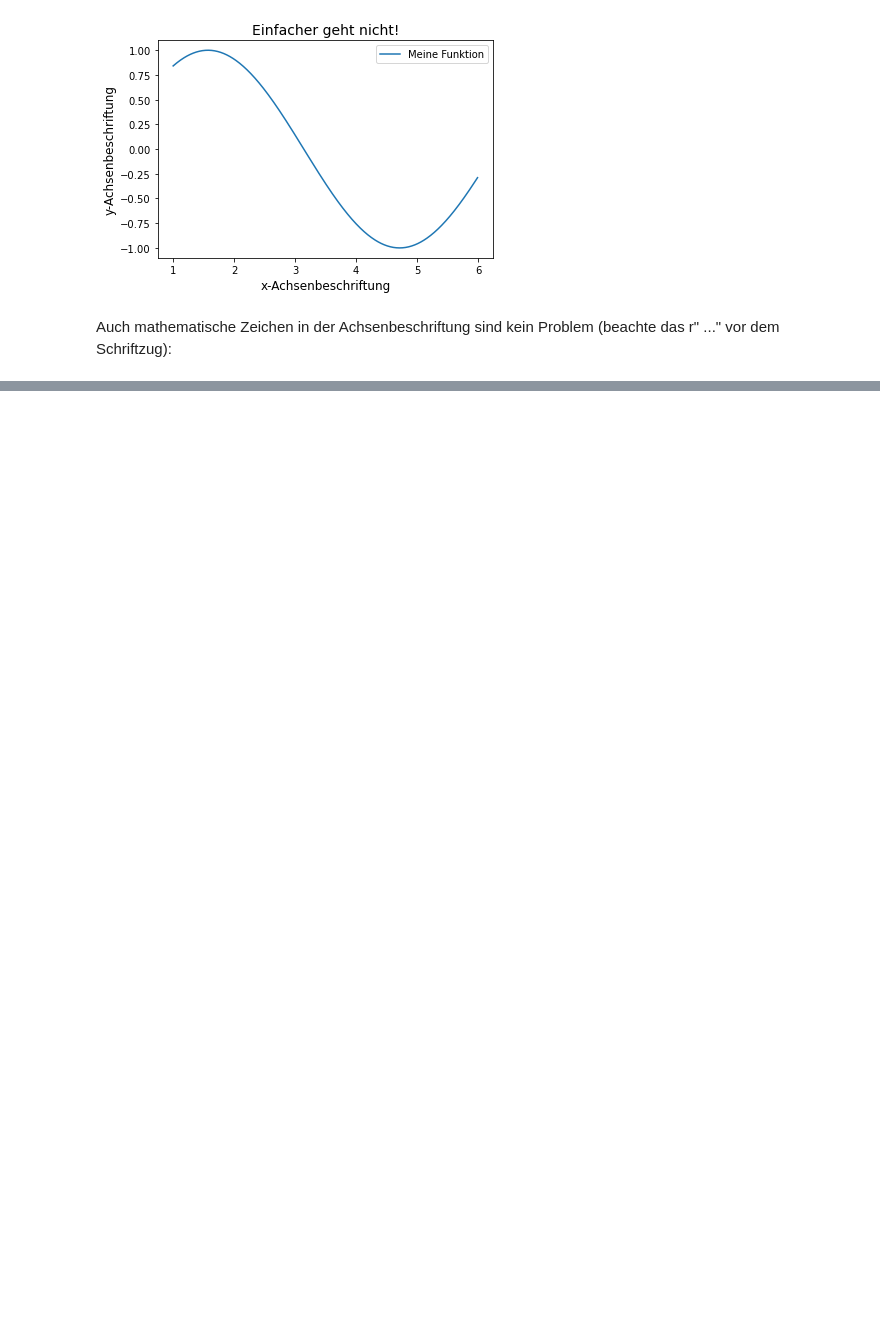
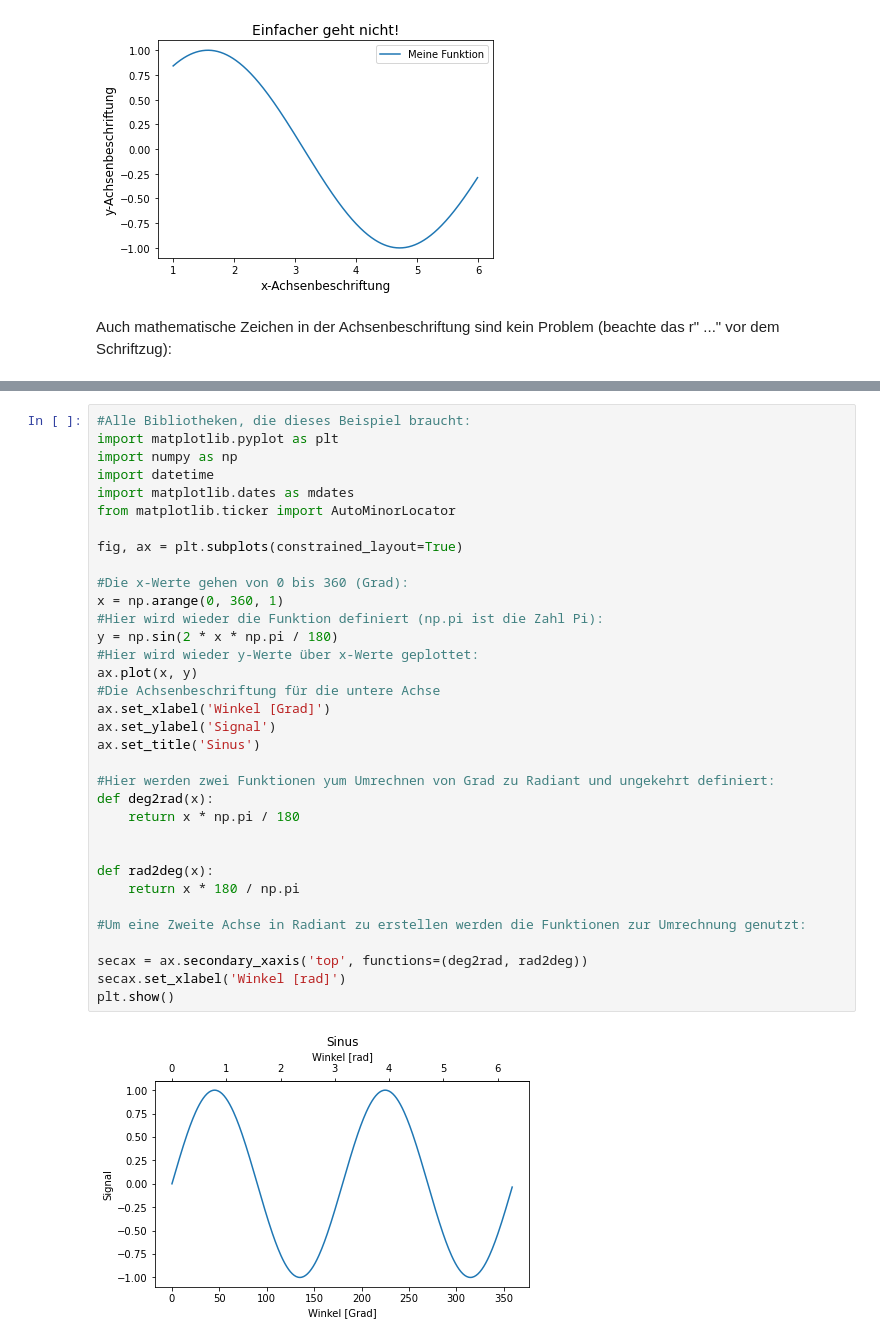
Before and after one commit to NadjaLessing/Schuelerkontaktstudium, a Jupyter notebook: Plotten_fuer_schueler.ipynb, the cells around one changed output, grey strips where cells are left out. Saved outputs shown, nothing was run; the diff lists cells and outputs as text; blank space fills up the shorter version.

```diff
--- a/Plotten_fuer_schueler.ipynb
+++ b/Plotten_fuer_schueler.ipynb
@@ -154,0 +196,36 @@ list(imports())
+# %%
+#Alle Bibliotheken, die dieses Beispiel braucht:
+import matplotlib.pyplot as plt
+import numpy as np
+import datetime
+import matplotlib.dates as mdates
+from matplotlib.ticker import AutoMinorLocator
+
+fig, ax = plt.subplots(constrained_layout=True)
+
+#Die x-Werte gehen von 0 bis 360 (Grad):
+x = np.arange(0, 360, 1)
+#Hier wird wieder die Funktion definiert (np.pi ist die Zahl Pi):
+y = np.sin(2 * x * np.pi / 180)
+#Hier wird wieder y-Werte über x-Werte geplottet:
+ax.plot(x, y)
+#Die Achsenbeschriftung für die untere Achse
+ax.set_xlabel('Winkel [Grad]')
+ax.set_ylabel('Signal')
+ax.set_title('Sinus')
+
+#Hier werden zwei Funktionen yum Umrechnen von Grad zu Radiant und ungekehrt definiert:
+def deg2rad(x):
+    return x * np.pi / 180
+
+
+def rad2deg(x):
+    return x * 180 / np.pi
+
+#Um eine Zweite Achse in Radiant zu erstellen werden die Funktionen zur Umrechnung genutzt:
+
+secax = ax.secondary_xaxis('top', functions=(deg2rad, rad2deg))
+secax.set_xlabel('Winkel [rad]')
+plt.show()
+# %% [output]
+[figure, added]
```
Also changed, not shown: parts of 25 cells of this notebook, 1 other file.
